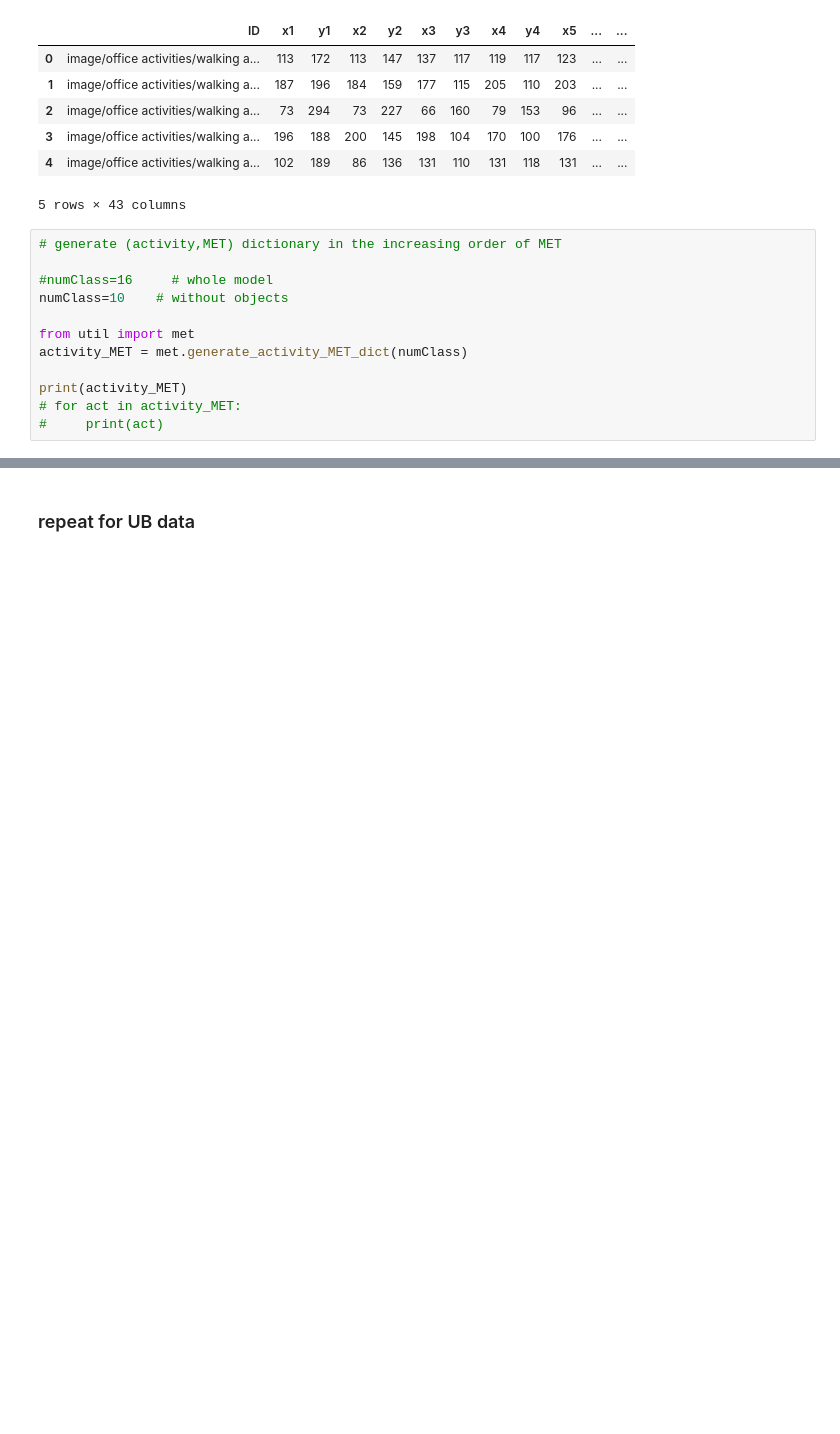
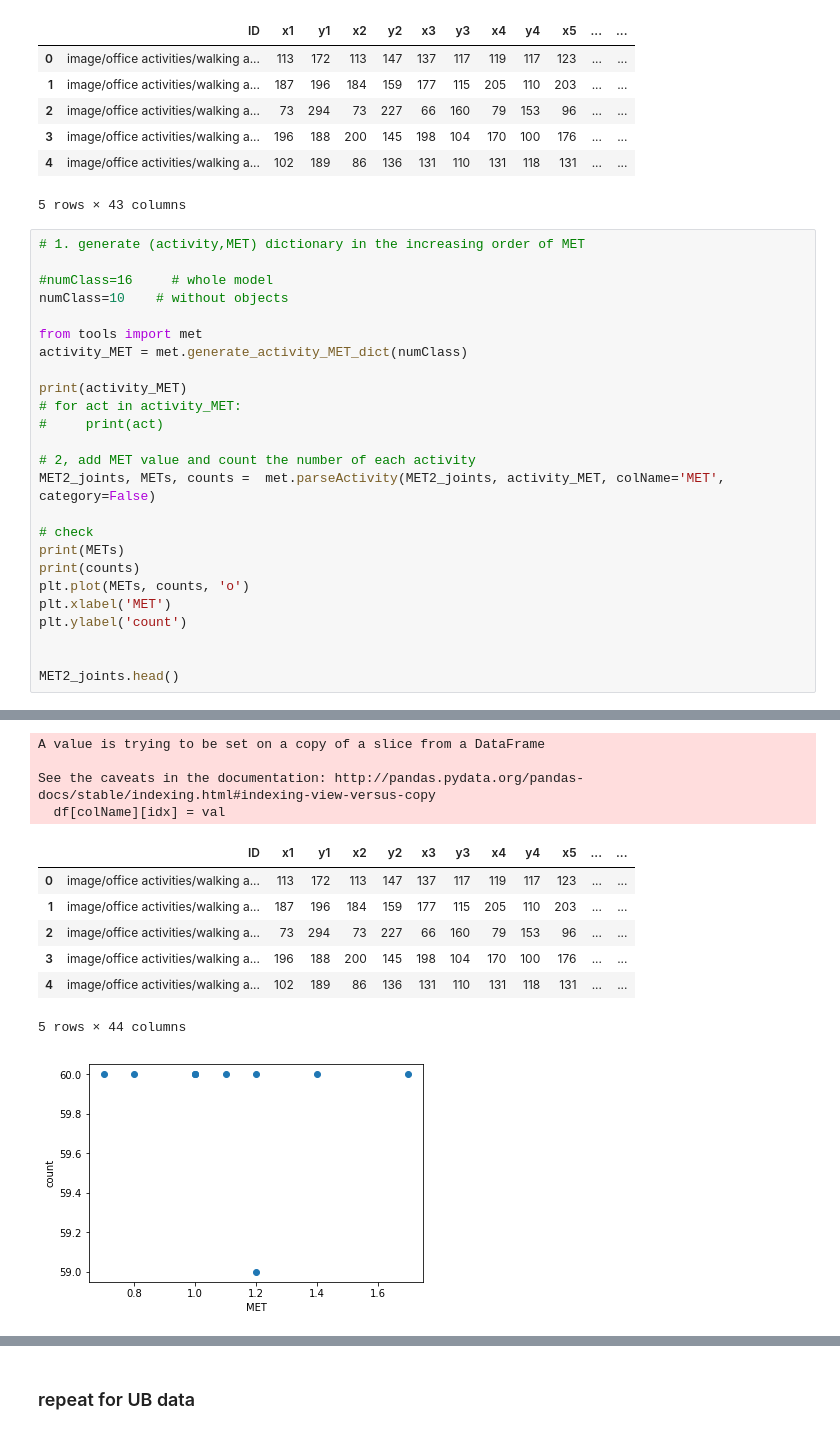
Before and after one commit to ys7yoo/deeppose_tf, a Jupyter notebook: analyzeMET.ipynb, the cells around one changed output, grey strips where cells are left out. Drawn from its saved outputs; the diff is of its cells as text; blank space fills up the shorter version.

```diff
--- a/analyzeMET.ipynb
+++ b/analyzeMET.ipynb
@@ -465,15 +554,28 @@ MET2_joints_UB.head()
 | 4 | image/office activities/walking a... | 102 | 189 | 86 | 136 | 131 | 110 | 131 | 118 | 131 | ... | ... |
 5 rows × 43 columns
 # %%
-# generate (activity,MET) dictionary in the increasing order of MET
+# 1. generate (activity,MET) dictionary in the increasing order of MET
 
 #numClass=16     # whole model
 numClass=10    # without objects
 
-from util import met
+from tools import met
 activity_MET = met.generate_activity_MET_dict(numClass)
 
 print(activity_MET)
 # for act in activity_MET:
 #     print(act)
+
+# 2, add MET value and count the number of each activity
+MET2_joints, METs, counts =  met.parseActivity(MET2_joints, activity_MET, colName='MET', category=False)
+
+# check
+print(METs)
+print(counts)
+plt.plot(METs, counts, 'o')
+plt.xlabel('MET')
+plt.ylabel('count')
+
+
+MET2_joints.head()
 # %% [output]
@@ -481 +595,13 @@ OrderedDict([('resting/sleeping', 0.7), ('resting/reclining', 0.8), ('office act
+A value is trying to be set on a copy of a slice from a DataFrame
+
+See the caveats in the documentation: http://pandas.pydata.org/pandas-docs/stable/indexing.html#indexing-view-versus-copy
+  df[colName][idx] = val
+|  | ID | x1 | y1 | x2 | y2 | x3 | y3 | x4 | y4 | x5 | ... | ... |
+| 0 | image/office activities/walking a... | 113 | 172 | 113 | 147 | 137 | 117 | 119 | 117 | 123 | ... | ... |
+| 1 | image/office activities/walking a... | 187 | 196 | 184 | 159 | 177 | 115 | 205 | 110 | 203 | ... | ... |
+| 2 | image/office activities/walking a... | 73 | 294 | 73 | 227 | 66 | 160 | 79 | 153 | 96 | ... | ... |
+| 3 | image/office activities/walking a... | 196 | 188 | 200 | 145 | 198 | 104 | 170 | 100 | 176 | ... | ... |
+| 4 | image/office activities/walking a... | 102 | 189 | 86 | 136 | 131 | 110 | 131 | 118 | 131 | ... | ... |
+5 rows × 44 columns
+[figure, added]
 # %%
```
Also changed, not shown: parts of 27 cells of this notebook.
